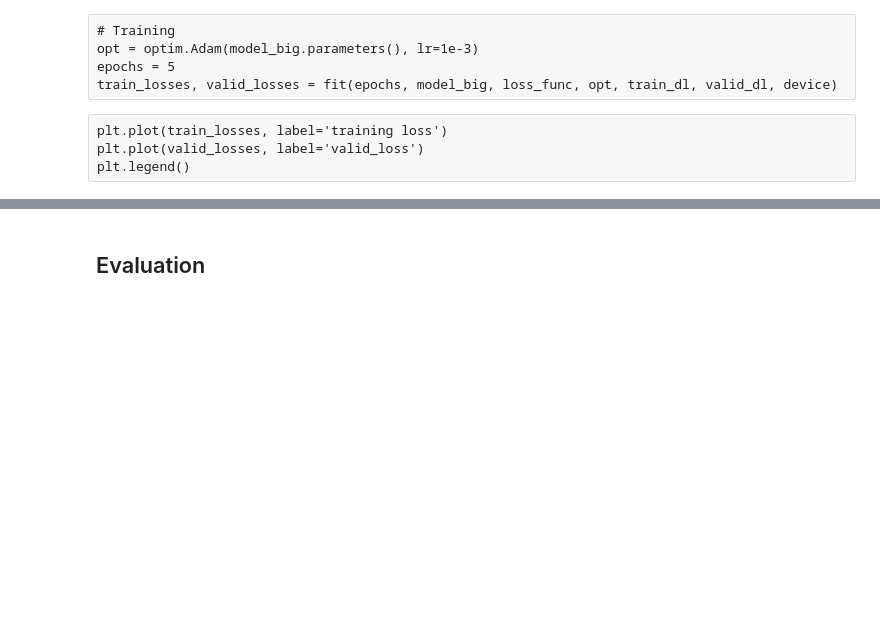
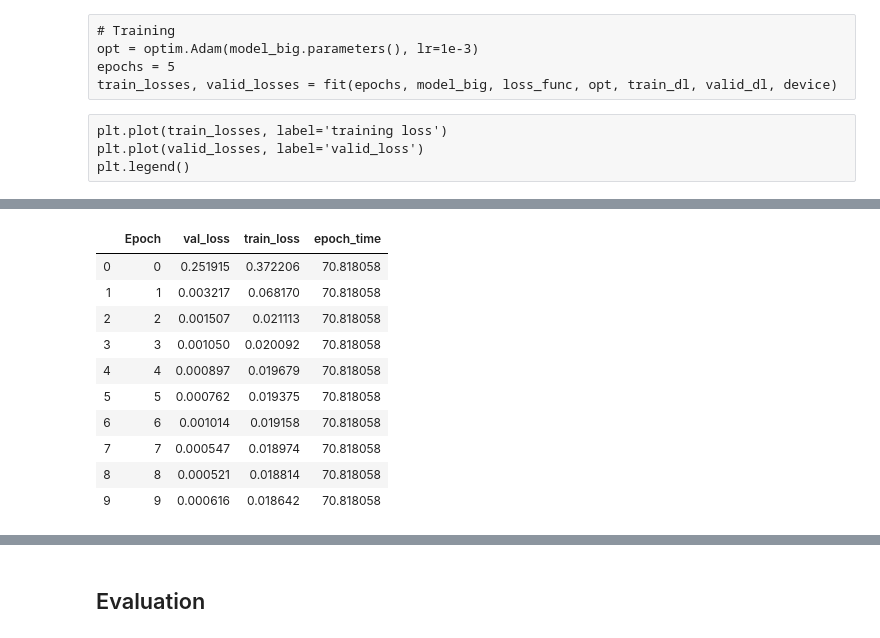
Before and after one commit to erwulff/lth_thesis_project, a Jupyter notebook: jet_by_jet_compression/generalizing/AE_3D_train_loss_list.ipynb, the cells around one changed output, grey strips where cells are left out. Cells and saved outputs as stored; diff of their text form; code cells hidden in the pictures; blank space fills up the shorter version.

```diff
--- a/jet_by_jet_compression/generalizing/AE_3D_train_loss_list.ipynb
+++ b/jet_by_jet_compression/generalizing/AE_3D_train_loss_list.ipynb
@@ -105,3 +105,7 @@ train_losses, valid_losses = fit(epochs, model_big, loss_func, opt, train_dl, va
 plt.plot(train_losses, label='training loss')
 plt.plot(valid_losses, label='valid_loss')
 plt.legend()
+# %%
+opt = optim.Adam(model_big.parameters(), lr=1e-3)
+epochs = 10
+summary_df = fit(epochs, model_big, loss_func, opt, train_dl, valid_dl, device)
@@ -108,3 +124,17 @@ plt.legend()
+# %%
+summary_df
+# %% [output]
+|  | Epoch | val_loss | train_loss | epoch_time |
+| 0 | 0 | 0.251915 | 0.372206 | 70.818058 |
+| 1 | 1 | 0.003217 | 0.068170 | 70.818058 |
+| 2 | 2 | 0.001507 | 0.021113 | 70.818058 |
+| 3 | 3 | 0.001050 | 0.020092 | 70.818058 |
+| 4 | 4 | 0.000897 | 0.019679 | 70.818058 |
+| 5 | 5 | 0.000762 | 0.019375 | 70.818058 |
+| 6 | 6 | 0.001014 | 0.019158 | 70.818058 |
+| 7 | 7 | 0.000547 | 0.018974 | 70.818058 |
+| 8 | 8 | 0.000521 | 0.018814 | 70.818058 |
+| 9 | 9 | 0.000616 | 0.018642 | 70.818058 |
 # %%
 # Training
 epochs_list = [7, 5, 3, 2, 2]
```
Also changed, not shown: parts of 8 cells of this notebook, 15 other files.
